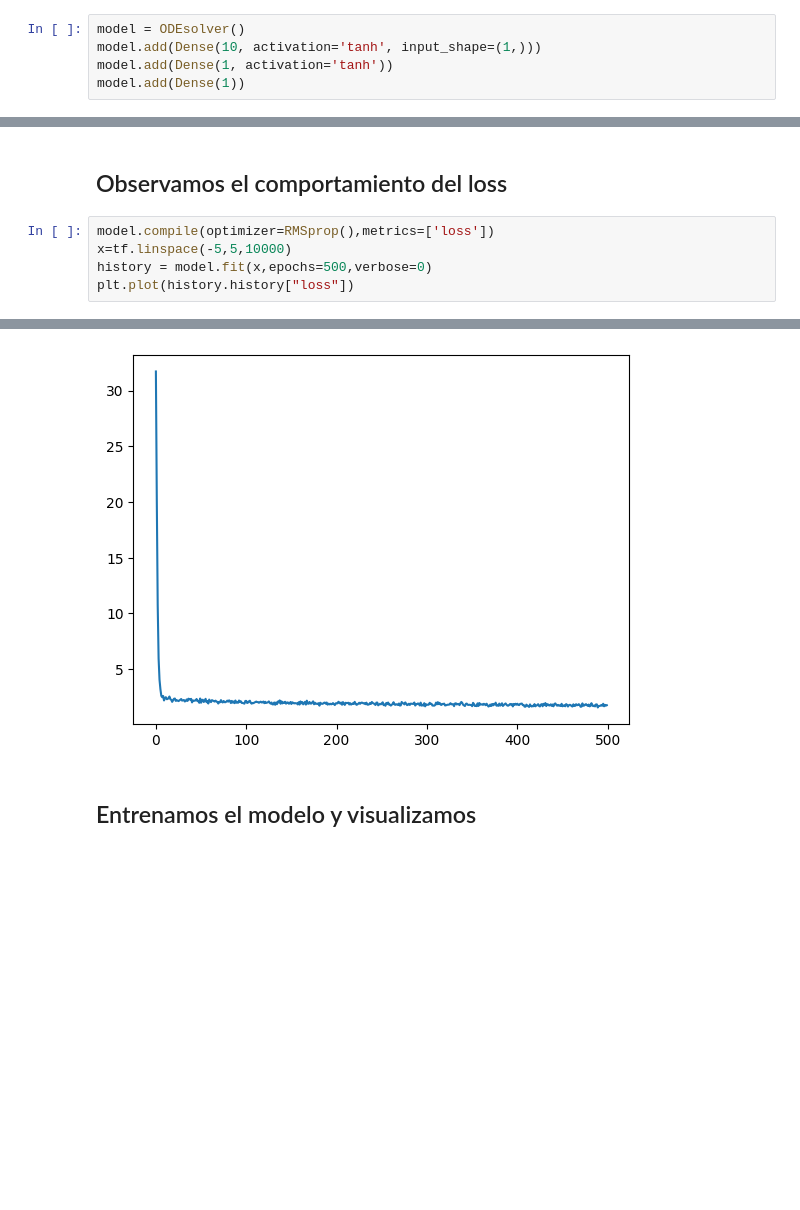
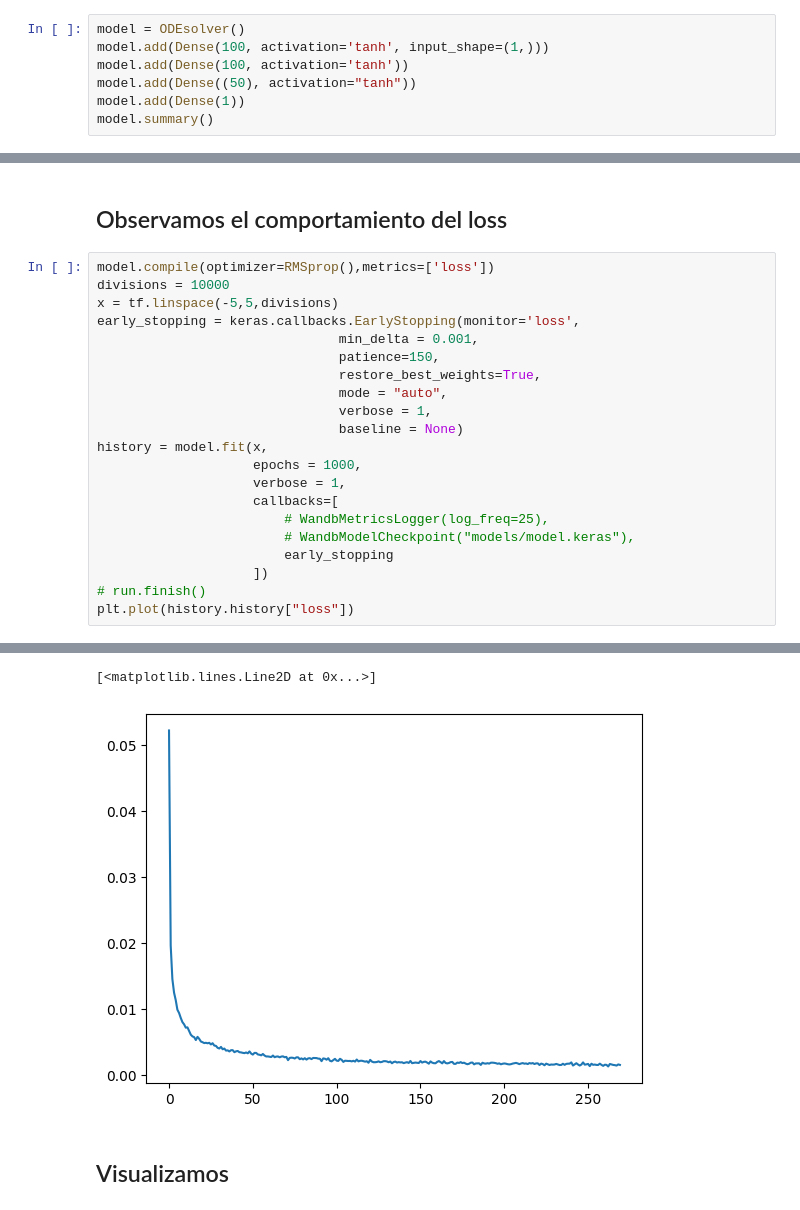
Before and after one commit to Luis-Irineo/KERAS_ODE_SOLVER_AND_CUSTOM_FUNCIONALITIES, a Jupyter notebook: Tarea 4 inciso 4/ODE_Solver_inciso_b.ipynb, the cells around one changed output, grey strips where cells are left out. Drawn from its saved outputs; the diff is of its cells as text; blank space fills up the shorter version.

```diff
--- a/Tarea 4 inciso 4/ODE_Solver_inciso_b.ipynb
+++ b/Tarea 4 inciso 4/ODE_Solver_inciso_b.ipynb
@@ -70,6 +123,8 @@ class ODEsolver(Sequential):
 # Creación de la red neuronal
 # %%
 model = ODEsolver()
-model.add(Dense(10, activation='tanh', input_shape=(1,)))
-model.add(Dense(1, activation='tanh'))
+model.add(Dense(100, activation='tanh', input_shape=(1,)))
+model.add(Dense(100, activation='tanh'))
+model.add(Dense((50), activation="tanh"))
 model.add(Dense(1))
+model.summary()
@@ -77,7 +148,23 @@ model.add(Dense(1))
 ## Observamos el comportamiento del loss
 # %%
 model.compile(optimizer=RMSprop(),metrics=['loss'])
-x=tf.linspace(-5,5,10000)
-history = model.fit(x,epochs=500,verbose=0)
+divisions = 10000
+x = tf.linspace(-5,5,divisions)
+early_stopping = keras.callbacks.EarlyStopping(monitor='loss',
+                               min_delta = 0.001,
+                               patience=150,
+                               restore_best_weights=True,
+                               mode = "auto",
+                               verbose = 1,
+                               baseline = None)
+history = model.fit(x,
+                    epochs = 1000,
+                    verbose = 1,
+                    callbacks=[
+                        # WandbMetricsLogger(log_freq=25),
+                        # WandbModelCheckpoint("models/model.keras"),
+                        early_stopping
+                    ])
+# run.finish()
 plt.plot(history.history["loss"])
 # %% [output]
@@ -85,4 +188,5 @@ plt.plot(history.history["loss"])
+[<matplotlib.lines.Line2D at 0x...>]
-[figure, old version]
+[figure, new version]
 # %% [markdown]
-## Entrenamos el modelo y visualizamos
+## Visualizamos
 # %%
```
Also changed, not shown: parts of 11 cells of this notebook, 2 other files.
